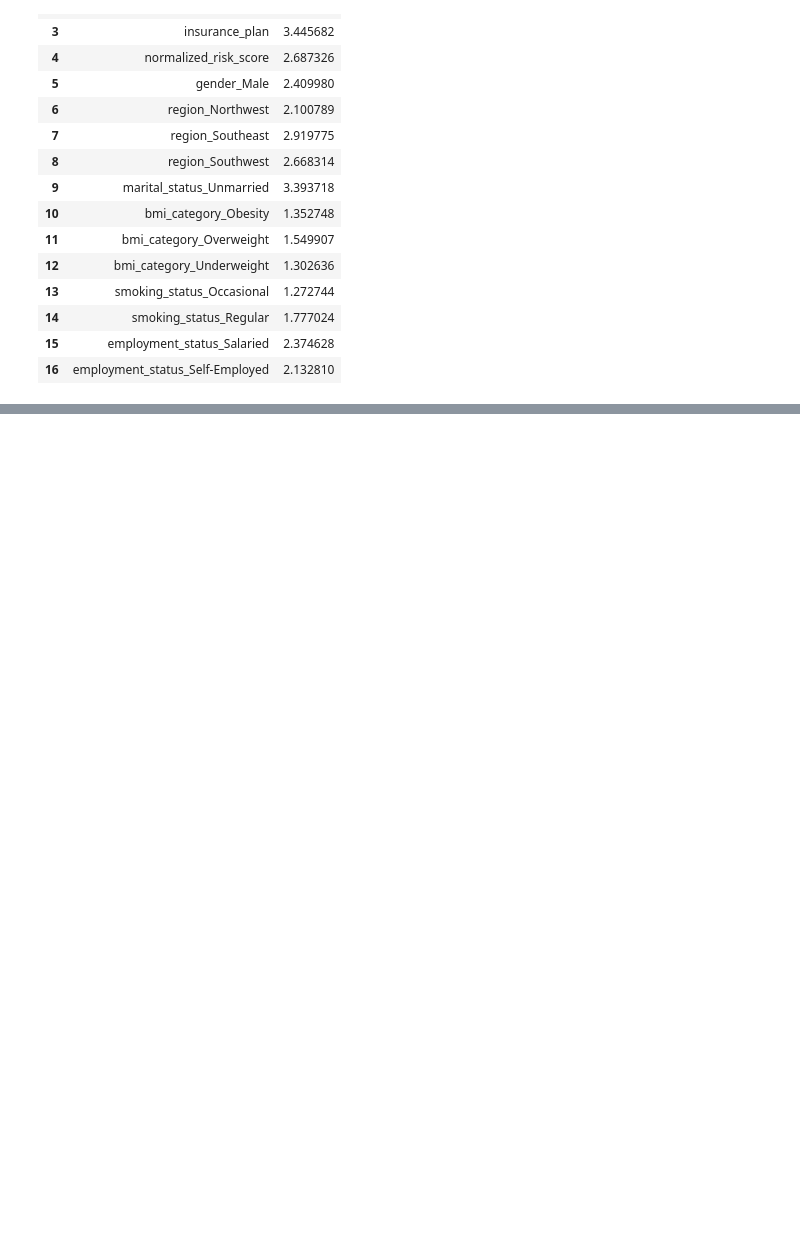
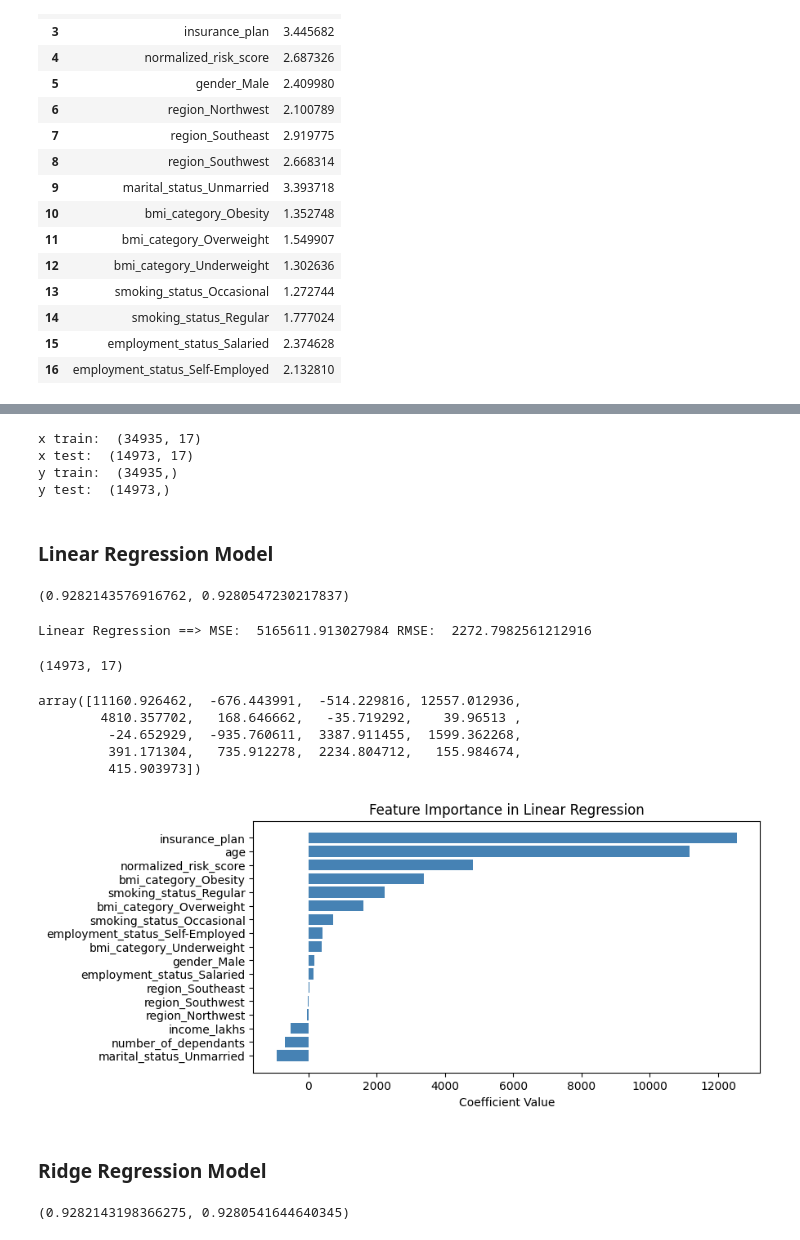
Before and after one commit to Abi27052000/HealthCare-Premium-Prediction, a Jupyter notebook: healthcare_premium_prediction.ipynb, the cells around one changed output, grey strips where cells are left out. Cells and saved outputs as stored; diff of their text form; code cells hidden in the pictures; blank space fills up the shorter version.

Commit message:
add model training and evaluation

```diff
--- a/healthcare_premium_prediction.ipynb
+++ b/healthcare_premium_prediction.ipynb
@@ -528,0 +531,71 @@ X_reduced = X.drop('income_level', axis="columns")
+# %%
+X_train, X_test, y_train, y_test = train_test_split(X_reduced, y, test_size=0.30, random_state=10)
+
+# shape of the X_train, X_test, y_train, y_test features
+print("x train: ",X_train.shape)
+print("x test: ",X_test.shape)
+print("y train: ",y_train.shape)
+print("y test: ",y_test.shape)
+# %% [output]
+x train:  (34935, 17)
+x test:  (14973, 17)
+y train:  (34935,)
+y test:  (14973,)
+# %% [markdown]
+### Linear Regression Model
+# %%
+model_lr = LinearRegression()
+model_lr.fit(X_train, y_train)
+test_score = model_lr.score(X_test, y_test)
+train_score = model_lr.score(X_train, y_train)
+train_score, test_score
+# %% [output]
+(0.9282143576916762, 0.9280547230217837)
+# %%
+y_pred = model_lr.predict(X_test)
+
+mse_lr = mean_squared_error(y_test, y_pred)
+rmse_lr = np.sqrt(mse_lr)
+print("Linear Regression ==> MSE: ", mse_lr, "RMSE: ", rmse_lr)
+# %% [output]
+Linear Regression ==> MSE:  5165611.913027984 RMSE:  2272.7982561212916
+# %%
+X_test.shape
+# %% [output]
+(14973, 17)
+# %%
+np.set_printoptions(suppress=True, precision=6)
+model_lr.coef_
+# %% [output]
+array([11160.926462,  -676.443991,  -514.229816, 12557.012936,
+        4810.357702,   168.646662,   -35.719292,    39.96513 ,
+         -24.652929,  -935.760611,  3387.911455,  1599.362268,
+         391.171304,   735.912278,  2234.804712,   155.984674,
+         415.903973])
+# %%
+feature_importance = model_lr.coef_
+
+# Create a DataFrame for easier handling
+coef_df = pd.DataFrame(feature_importance, index=X_train.columns, columns=['Coefficients'])
+
+# Sort the coefficients for better visualization
+coef_df = coef_df.sort_values(by='Coefficients', ascending=True)
+
+# Plotting
+plt.figure(figsize=(8, 4))
+plt.barh(coef_df.index, coef_df['Coefficients'], color='steelblue')
+plt.xlabel('Coefficient Value')
+plt.title('Feature Importance in Linear Regression')
+plt.show()
+# %% [output]
+[figure, added]
+# %% [markdown]
+### Ridge Regression Model
+# %%
+model_rg = Ridge(alpha=1)
+model_rg.fit(X_train, y_train)
+test_score = model_rg.score(X_test, y_test)
+train_score = model_rg.score(X_train, y_train)
+train_score, test_score
+# %% [output]
+(0.9282143198366275, 0.9280541644640345)
```
Also changed, not shown: parts of 7 cells of this notebook.
